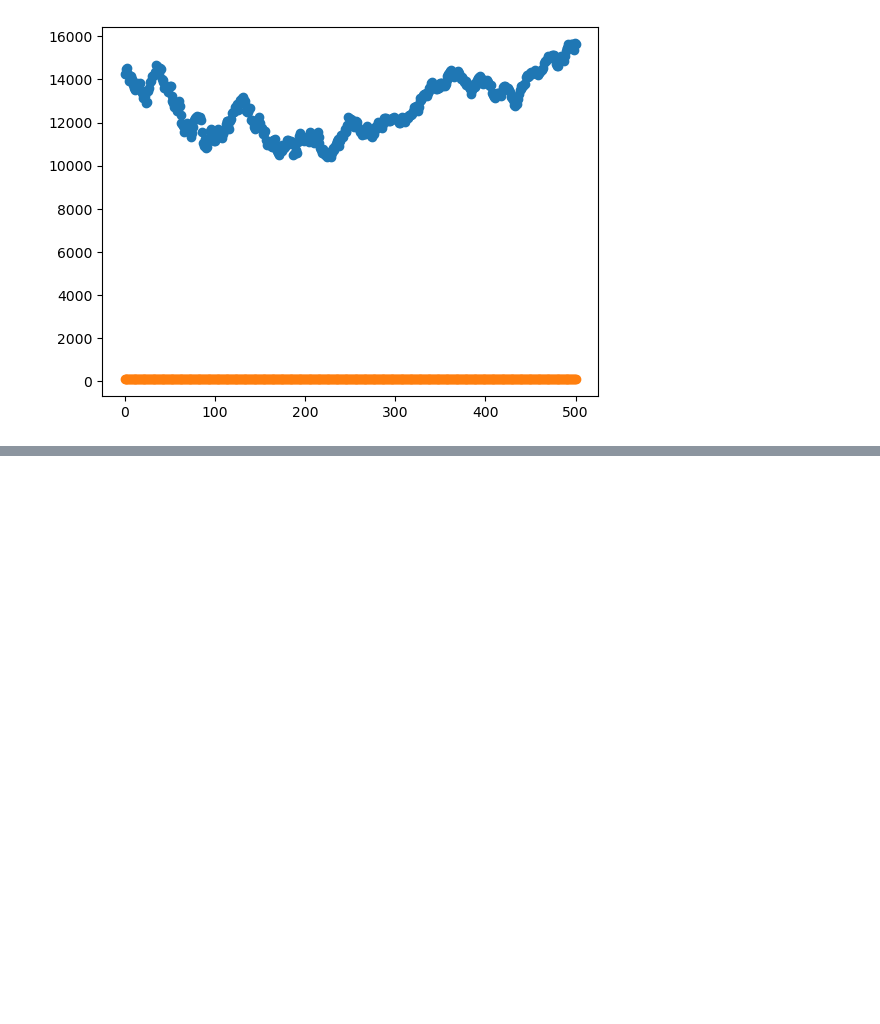
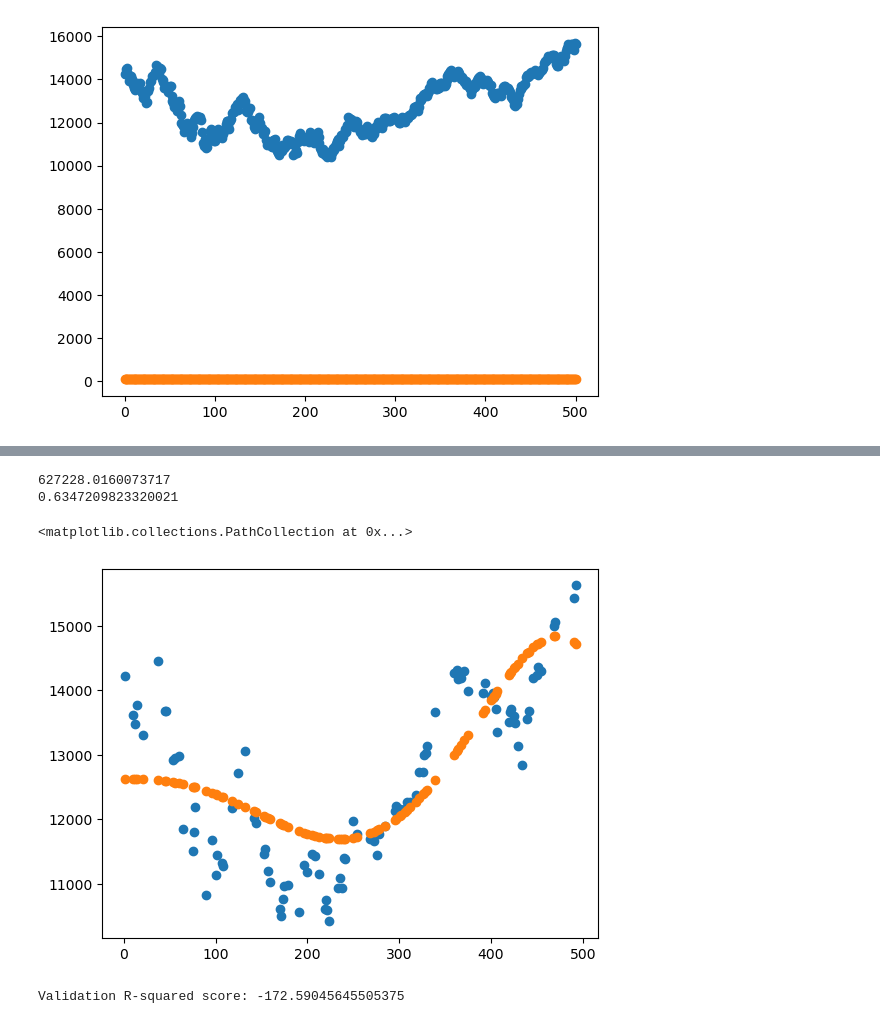
Before and after one commit to code4ry/FinRL-RegressionModels, a Jupyter notebook: Learning Models/Bayesian Regression/create_data.ipynb, the cells around one changed output, grey strips where cells are left out. Drawn from its saved outputs; the diff is of its cells as text; code cells hidden in the pictures; blank space fills up the shorter version.

```diff
--- a/Learning Models/Bayesian Regression/create_data.ipynb
+++ b/Learning Models/Bayesian Regression/create_data.ipynb
@@ -208,0 +240,44 @@ ax.scatter(X_nasdaq, pred_valid)
+# %%
+#Lets try again but this time with nasdaq data
+fine_tuned_model = BayesianRidge(alpha_1=fine_tuned_model.alpha_, lambda_1=fine_tuned_model.lambda_)
+X_train_nasdaq, X_valid_nasdaq, y_train_nasdaq, y_valid_nasdaq = train_test_split(X_nasdaq, y_nasdaq, train_size=0.8, test_size=0.2, random_state=0)
+
+X_train_nasdaq_poly = poly.fit_transform(X_train_diji)
+X_valid_nasdaq_poly= poly.transform(X_valid_diji)
+
+# # Initialize and train the Bayesian Ridge regression model
+fine_tuned_model.fit(X_train_nasdaq_poly, y_train_nasdaq)
+
+# Make predictions
+pred_valid = fine_tuned_model.predict(X_valid_nasdaq_poly)
+
+valid_r2 = r2_score(y_valid_nasdaq, pred_valid)
+print(mean_squared_error(y_valid_nasdaq, pred_valid))
+print(r2_score(y_valid_nasdaq, pred_valid))
+# %% [output]
+627228.0160073717
+0.6347209823320021
+# %%
+#Graph nasdaq fine-tuning output
+
+fig, ax = plt.subplots()
+ax.scatter(X_valid_nasdaq, y_valid_nasdaq)
+ax.scatter(X_valid_nasdaq, pred_valid)
+# %% [output]
+<matplotlib.collections.PathCollection at 0x...>
+[figure, added]
+# %%
+#Lastly let's check if it's still able to predict the original dataset
+X_snp = df2[['Days']]
+y_snp = df2['High']
+
+X_valid_snp_poly= poly.transform(X_snp)
+
+# Make predictions
+pred_valid = fine_tuned_model.predict(X_train_diji_poly)
+
+# Evaluate the model
+valid_r2 = r2_score(y_train_diji, pred_valid)
+print("Validation R-squared score:", valid_r2)
+# %% [output]
+Validation R-squared score: -172.59045645505375
```
Also changed, not shown: parts of 4 cells of this notebook.
